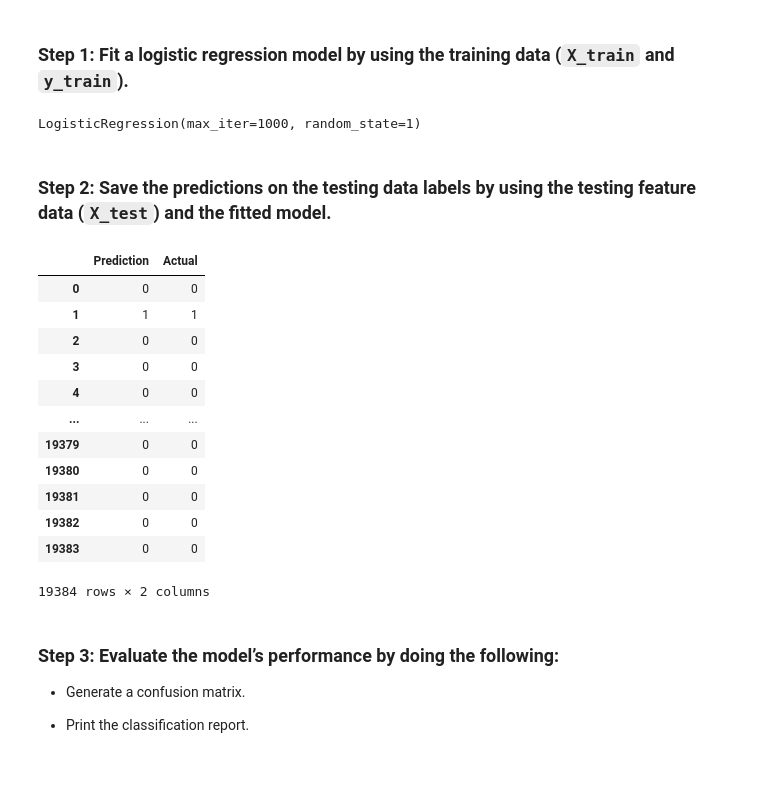
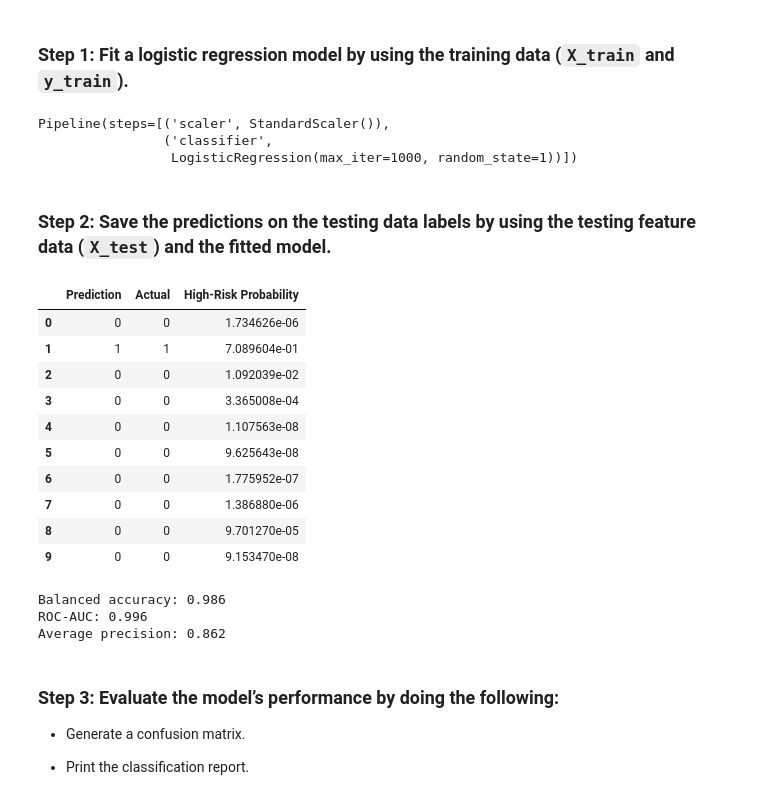
Before and after one commit to a1990alpalo/credit-risk-classification, a Jupyter notebook: notebooks/credit_risk_classification.ipynb, the cells around one changed output. Drawn from its saved outputs; the diff is of its cells as text; code cells hidden in the pictures; blank space fills up the shorter version.

Commit message:
feat: enhance model evaluation

```diff
--- a/notebooks/credit_risk_classification.ipynb
+++ b/notebooks/credit_risk_classification.ipynb
@@ -88,36 +179,70 @@ X_train, X_test, y_train, y_test = train_test_split(
 # Assign a random_state parameter of 1 to the model
 # Fit the model using training data
 
-logistic_model = LogisticRegression(
-    solver="lbfgs",
-    random_state=RANDOM_STATE,
-    max_iter=1000,
+logistic_model = Pipeline(
+    steps=[
+        ("scaler", StandardScaler()),
+        (
+            "classifier",
+            LogisticRegression(
+                solver="lbfgs",
+                random_state=RANDOM_STATE,
+                max_iter=1000,
+            ),
+        ),
+    ]
 )
 
 logistic_model.fit(X_train, y_train)
 # %% [output]
-LogisticRegression(max_iter=1000, random_state=1)
+Pipeline(steps=[('scaler', StandardScaler()),
+                ('classifier',
+                 LogisticRegression(max_iter=1000, random_state=1))])
 # %% [markdown]
 ### Step 2: Save the predictions on the testing data labels by using the testing feature data (`X_test`) and the fitted model.
 # %%
-# Make a prediction using the testing data
+# Generate class predictions and high-risk probabilities
 predictions = logistic_model.predict(X_test)
+prediction_probabilities = logistic_model.predict_proba(X_test)[:, 1]
 
-pd.DataFrame({"Prediction": predictions, "Actual": y_test}).reset_index(drop=True)
+prediction_results = pd.DataFrame(
+    {
+        "Prediction": predictions,
+        "Actual": y_test,
+        "High-Risk Probability": prediction_probabilities,
+    }
+).reset_index(drop=True)
+
+prediction_results.head(10)
 # %% [output]
-|  | Prediction | Actual |
-| 0 | 0 | 0 |
-| 1 | 1 | 1 |
-| 2 | 0 | 0 |
-| 3 | 0 | 0 |
-| 4 | 0 | 0 |
-| ... | ... | ... |
-| 19379 | 0 | 0 |
-| 19380 | 0 | 0 |
-| 19381 | 0 | 0 |
-| 19382 | 0 | 0 |
-| 19383 | 0 | 0 |
+|  | Prediction | Actual | High-Risk Probability |
+| 0 | 0 | 0 | 1.734626e-06 |
+| 1 | 1 | 1 | 7.089604e-01 |
+| 2 | 0 | 0 | 1.092039e-02 |
+| 3 | 0 | 0 | 3.365008e-04 |
+| 4 | 0 | 0 | 1.107563e-08 |
+| 5 | 0 | 0 | 9.625643e-08 |
+| 6 | 0 | 0 | 1.775952e-07 |
+| 7 | 0 | 0 | 1.386880e-06 |
+| 8 | 0 | 0 | 9.701270e-05 |
+| 9 | 0 | 0 | 9.153470e-08 |
-19384 rows × 2 columns
+# %%
+print(
+    f"Balanced accuracy: "
+    f"{balanced_accuracy_score(y_test, predictions):.3f}"
+)
+print(
+    f"ROC-AUC: "
+    f"{roc_auc_score(y_test, prediction_probabilities):.3f}"
+)
+print(
+    f"Average precision: "
+    f"{average_precision_score(y_test, prediction_probabilities):.3f}"
+)
+# %% [output]
+Balanced accuracy: 0.986
+ROC-AUC: 0.996
+Average precision: 0.862
 # %% [markdown]
 ### Step 3: Evaluate the model’s performance by doing the following:
 
```
Also changed, not shown: parts of 10 cells of this notebook.
